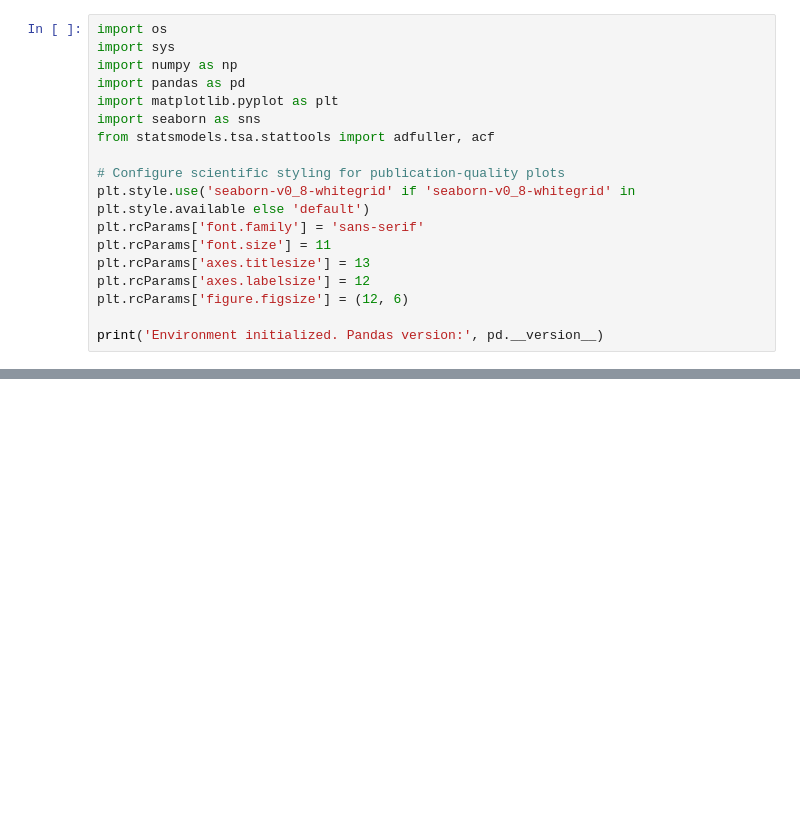
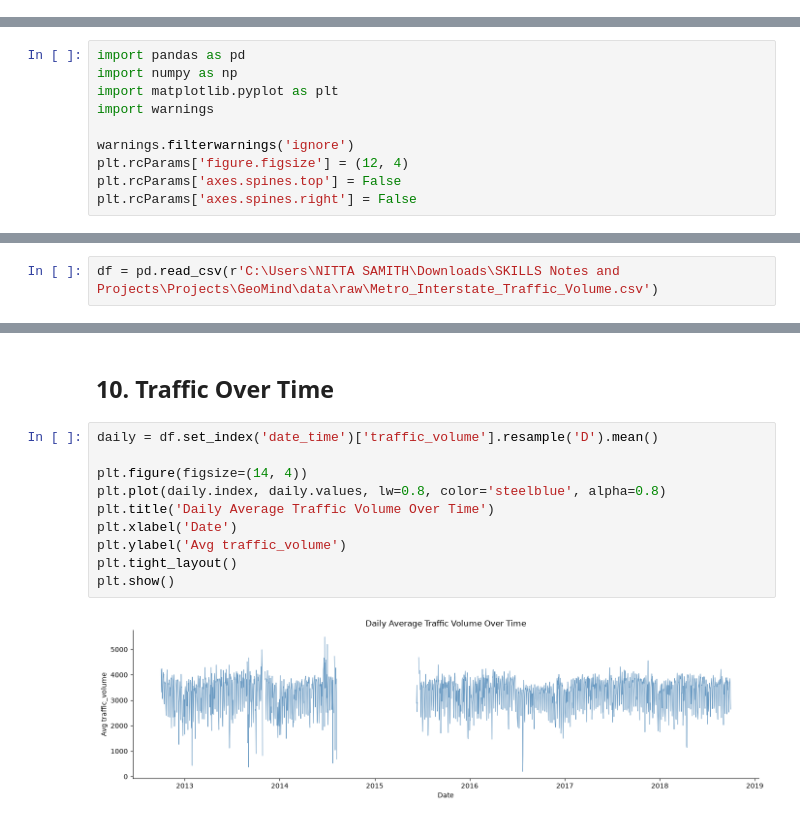
Before and after one commit to nittasamith1/geomind-ai, a Jupyter notebook: notebooks/01_eda.ipynb, the cells around one changed output, grey strips where cells are left out. Drawn from its saved outputs; the diff is of its cells as text; blank space fills up the shorter version.

Commit message:
Initial Commit

```diff
--- a/notebooks/01_eda.ipynb
+++ b/notebooks/01_eda.ipynb
@@ -14,18 +0,0 @@
-# %%
-import os
-import sys
-import numpy as np
-import pandas as pd
-import matplotlib.pyplot as plt
-import seaborn as sns
-from statsmodels.tsa.stattools import adfuller, acf
-
-# Configure scientific styling for publication-quality plots
-plt.style.use('seaborn-v0_8-whitegrid' if 'seaborn-v0_8-whitegrid' in plt.style.available else 'default')
-plt.rcParams['font.family'] = 'sans-serif'
-plt.rcParams['font.size'] = 11
-plt.rcParams['axes.titlesize'] = 13
-plt.rcParams['axes.labelsize'] = 12
-plt.rcParams['figure.figsize'] = (12, 6)
-
-print('Environment initialized. Pandas version:', pd.__version__)
@@ -209,0 +8,10 @@ Based on our statistical and empirical discoveries in this EDA, we define the co
+# %%
+import pandas as pd
+import numpy as np
+import matplotlib.pyplot as plt
+import warnings
+
+warnings.filterwarnings('ignore')
+plt.rcParams['figure.figsize'] = (12, 4)
+plt.rcParams['axes.spines.top'] = False
+plt.rcParams['axes.spines.right'] = False
@@ -209,0 +20,2 @@ Based on our statistical and empirical discoveries in this EDA, we define the co
+# %%
+df = pd.read_csv(r'C:\Users\NITTA SAMITH\Downloads\SKILLS Notes and Projects\Projects\GeoMind\data\raw\Metro_Interstate_Traffic_Volume.csv')
@@ -209,0 +161,14 @@ Based on our statistical and empirical discoveries in this EDA, we define the co
+# %% [markdown]
+## 10. Traffic Over Time
+# %%
+daily = df.set_index('date_time')['traffic_volume'].resample('D').mean()
+
+plt.figure(figsize=(14, 4))
+plt.plot(daily.index, daily.values, lw=0.8, color='steelblue', alpha=0.8)
+plt.title('Daily Average Traffic Volume Over Time')
+plt.xlabel('Date')
+plt.ylabel('Avg traffic_volume')
+plt.tight_layout()
+plt.show()
+# %% [output]
+[figure, added]
```
Also changed, not shown: parts of 56 cells of this notebook, 49 other files.
